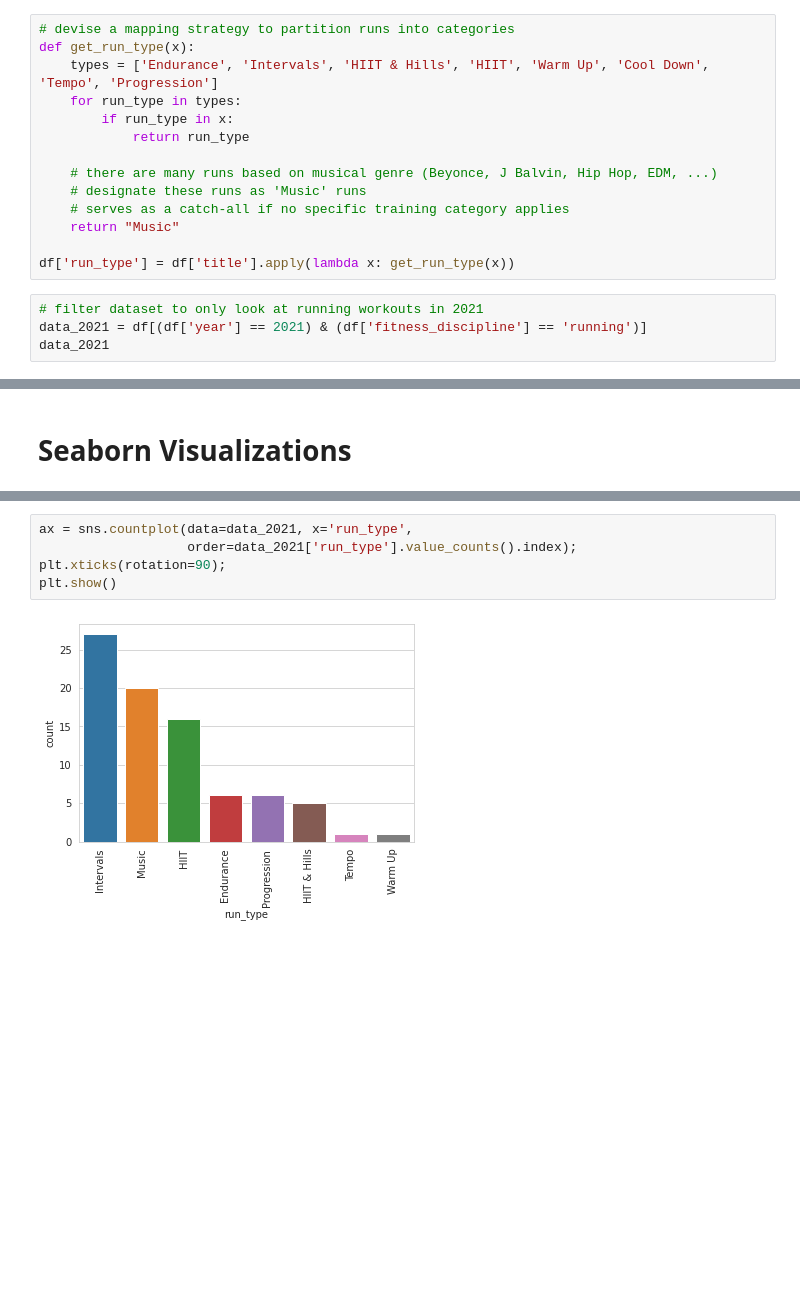
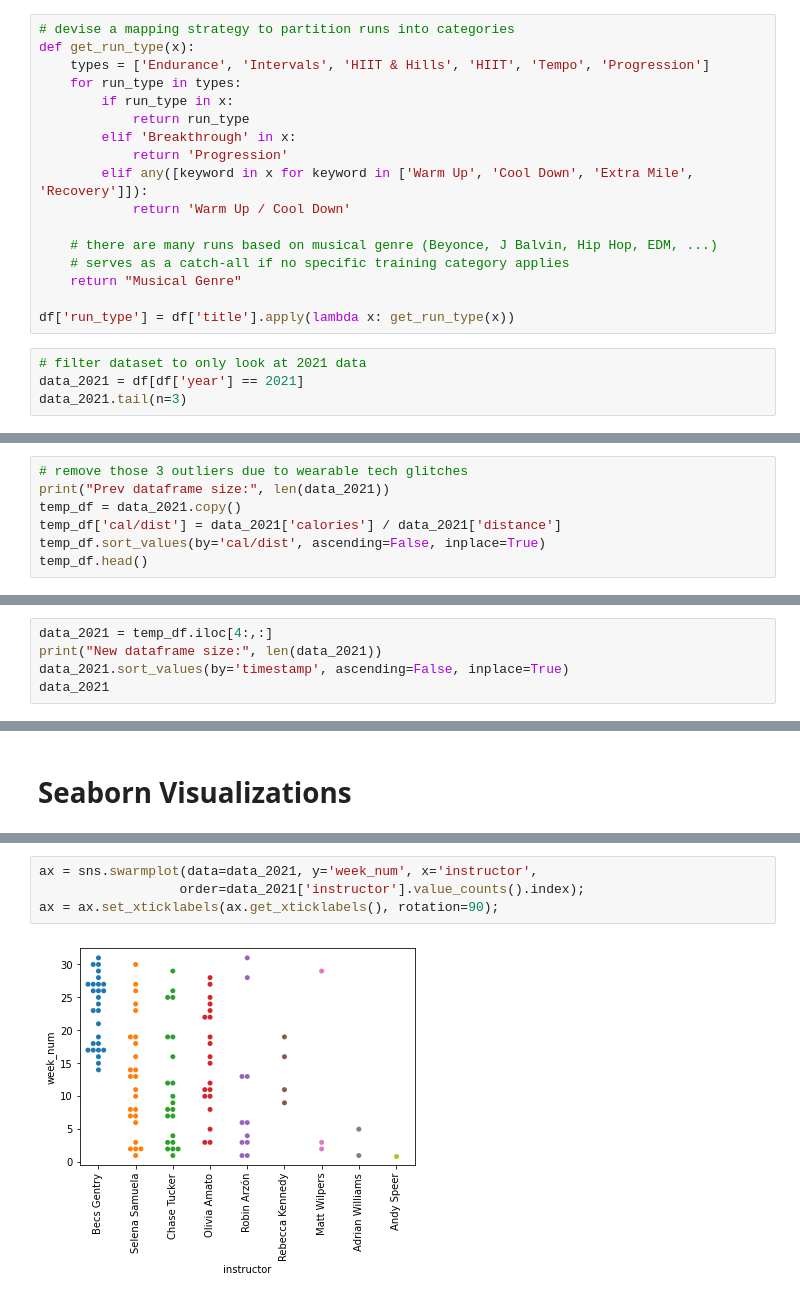
Before and after one commit to sejaldua/pelo-wolfpack, a Jupyter notebook: playground.ipynb, the cells around one changed output, grey strips where cells are left out. Cells and saved outputs as stored; diff of their text form; blank space fills up the shorter version.

```diff
--- a/playground.ipynb
+++ b/playground.ipynb
@@ -63,19 +77,22 @@ print(set(run_titles))
 # %%
 # devise a mapping strategy to partition runs into categories
 def get_run_type(x):
-    types = ['Endurance', 'Intervals', 'HIIT & Hills', 'HIIT', 'Warm Up', 'Cool Down', 'Tempo', 'Progression']
+    types = ['Endurance', 'Intervals', 'HIIT & Hills', 'HIIT', 'Tempo', 'Progression']
     for run_type in types:
         if run_type in x:
             return run_type
+        elif 'Breakthrough' in x:
+            return 'Progression'
+        elif any([keyword in x for keyword in ['Warm Up', 'Cool Down', 'Extra Mile', 'Recovery']]):
+            return 'Warm Up / Cool Down'
 
     # there are many runs based on musical genre (Beyonce, J Balvin, Hip Hop, EDM, ...)
-    # designate these runs as 'Music' runs
     # serves as a catch-all if no specific training category applies
-    return "Music"
+    return "Musical Genre"
 
 df['run_type'] = df['title'].apply(lambda x: get_run_type(x))
 # %%
-# filter dataset to only look at running workouts in 2021
-data_2021 = df[(df['year'] == 2021) & (df['fitness_discipline'] == 'running')]
-data_2021
+# filter dataset to only look at 2021 data
+data_2021 = df[df['year'] == 2021]
+data_2021.tail(n=3)
 # %% [output]
@@ -94,0 +107,7 @@ data_2021
+# %%
+# remove those 3 outliers due to wearable tech glitches
+print("Prev dataframe size:", len(data_2021))
+temp_df = data_2021.copy()
+temp_df['cal/dist'] = data_2021['calories'] / data_2021['distance']
+temp_df.sort_values(by='cal/dist', ascending=False, inplace=True)
+temp_df.head()
@@ -94,0 +122,5 @@ data_2021
+# %%
+data_2021 = temp_df.iloc[4:,:]
+print("New dataframe size:", len(data_2021))
+data_2021.sort_values(by='timestamp', ascending=False, inplace=True)
+data_2021
@@ -165,7 +215,6 @@ plt.show()
 # %%
-ax = sns.countplot(data=data_2021, x='run_type',
-                   order=data_2021['run_type'].value_counts().index);
-plt.xticks(rotation=90);
-plt.show()
+ax = sns.swarmplot(data=data_2021, y='week_num', x='instructor',
+                  order=data_2021['instructor'].value_counts().index);
+ax = ax.set_xticklabels(ax.get_xticklabels(), rotation=90);
 # %% [output]
-[figure, old version]
+[figure, new version]
```
Also changed, not shown: parts of 32 cells of this notebook.
